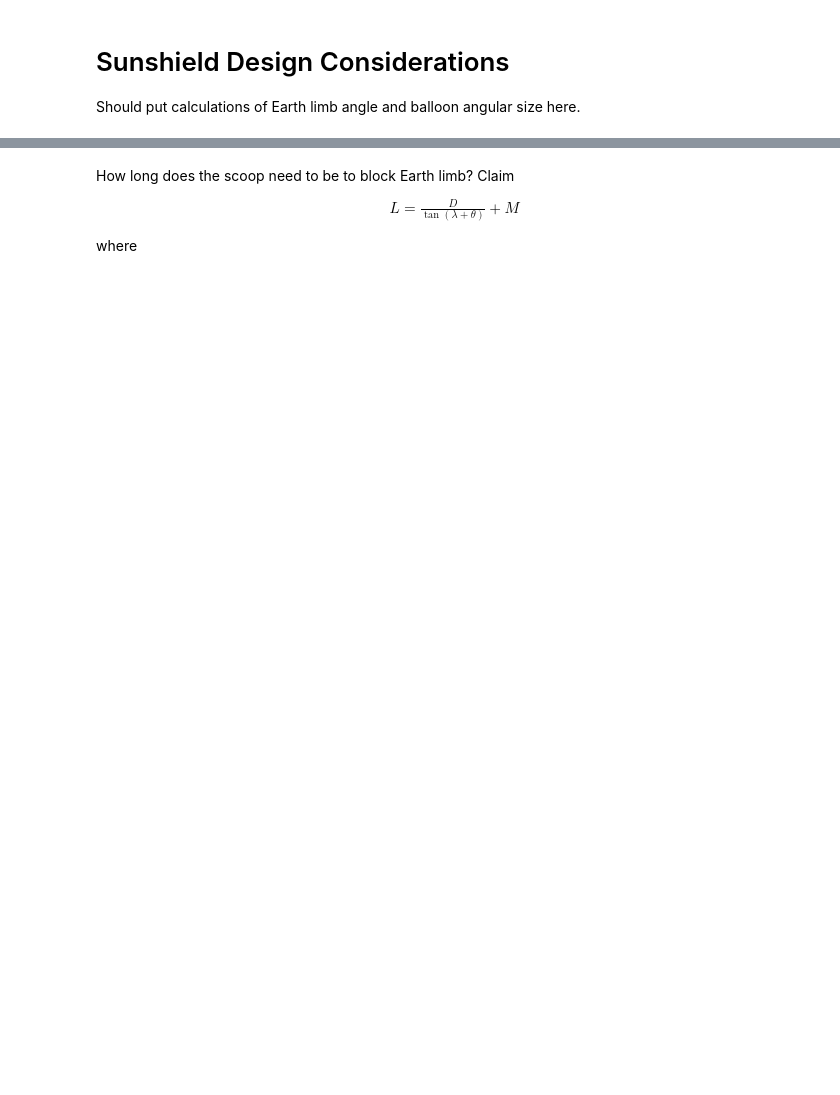
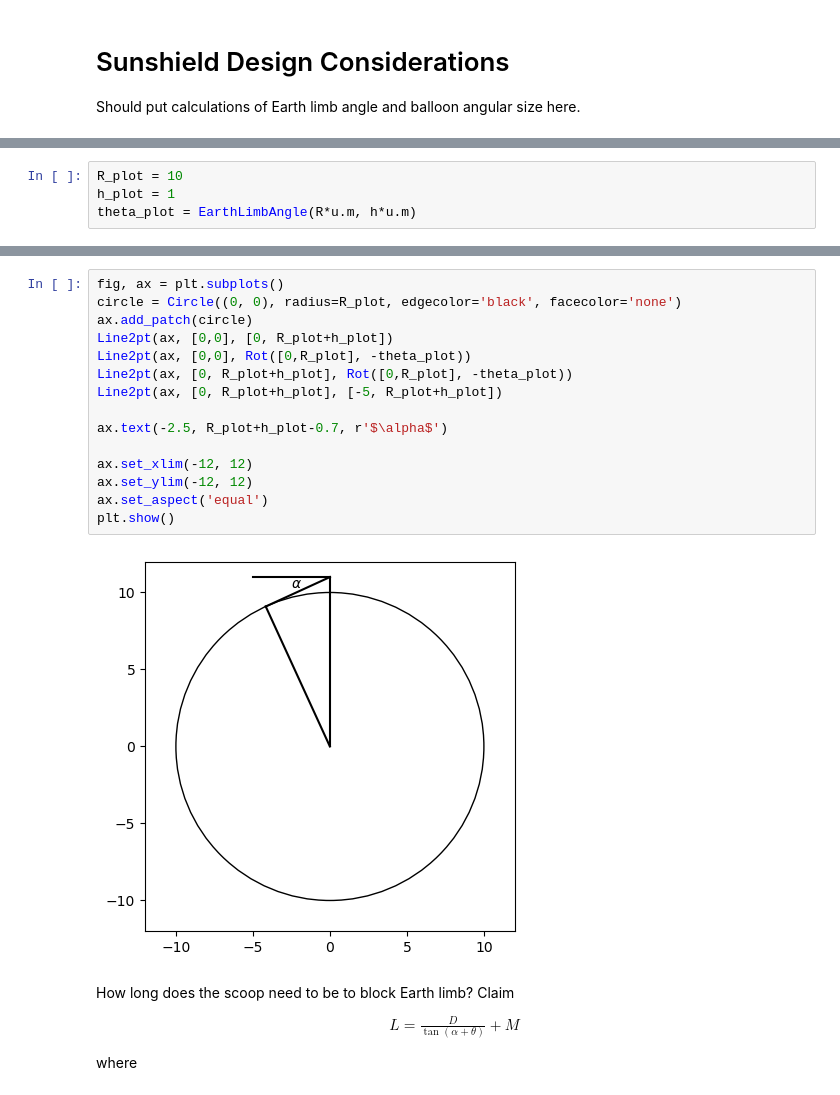
Before and after one commit to tim-balloon/tim-memos, a Jupyter notebook: TIM_SunshieldDesignConsiderations.ipynb, the cells around one changed output, grey strips where cells are left out. Drawn from its saved outputs; the diff is of its cells as text; blank space fills up the shorter version.

```diff
--- a/TIM_SunshieldDesignConsiderations.ipynb
+++ b/TIM_SunshieldDesignConsiderations.ipynb
@@ -8,0 +40,4 @@ from astropy import units as u, constants as c
+# %%
+R_plot = 10
+h_plot = 1
+theta_plot = EarthLimbAngle(R*u.m, h*u.m)
@@ -9,6 +53,23 @@ from astropy import units as u, constants as c
+# %%
+fig, ax = plt.subplots()
+circle = Circle((0, 0), radius=R_plot, edgecolor='black', facecolor='none')
+ax.add_patch(circle)
+Line2pt(ax, [0,0], [0, R_plot+h_plot])
+Line2pt(ax, [0,0], Rot([0,R_plot], -theta_plot))
+Line2pt(ax, [0, R_plot+h_plot], Rot([0,R_plot], -theta_plot))
+Line2pt(ax, [0, R_plot+h_plot], [-5, R_plot+h_plot])
+
+ax.text(-2.5, R_plot+h_plot-0.7, r'$\alpha$')
+
+ax.set_xlim(-12, 12)
+ax.set_ylim(-12, 12)
+ax.set_aspect('equal')
+plt.show()
+# %% [output]
+[figure, added]
 # %% [markdown]
 How long does the scoop need to be to block Earth limb?  Claim
 \begin{align}
-L = \frac{D}{\tan(\lambda + \theta)} + M
+L = \frac{D}{\tan(\alpha + \theta)} + M
 \end{align}
 where
```
Also changed, not shown: parts of 9 cells of this notebook.
